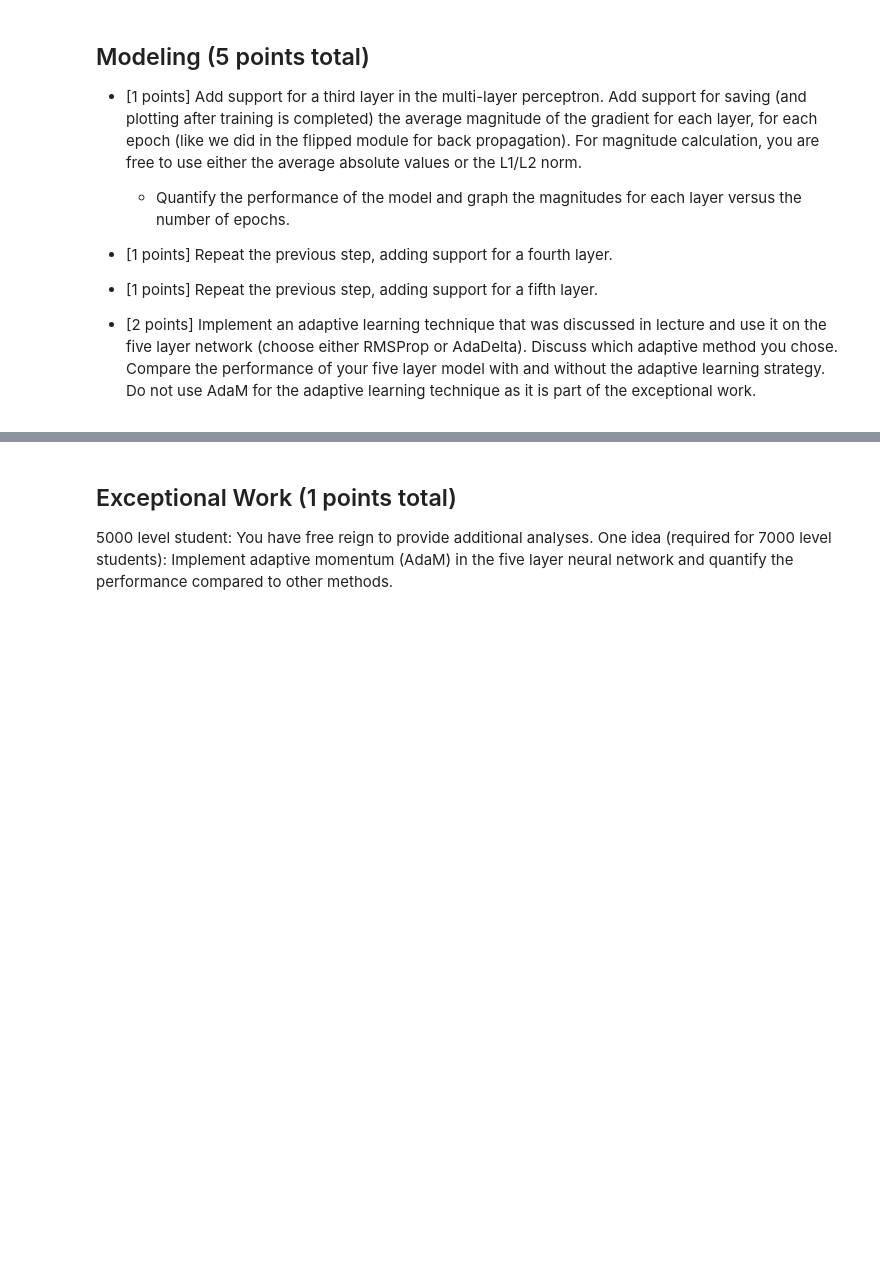
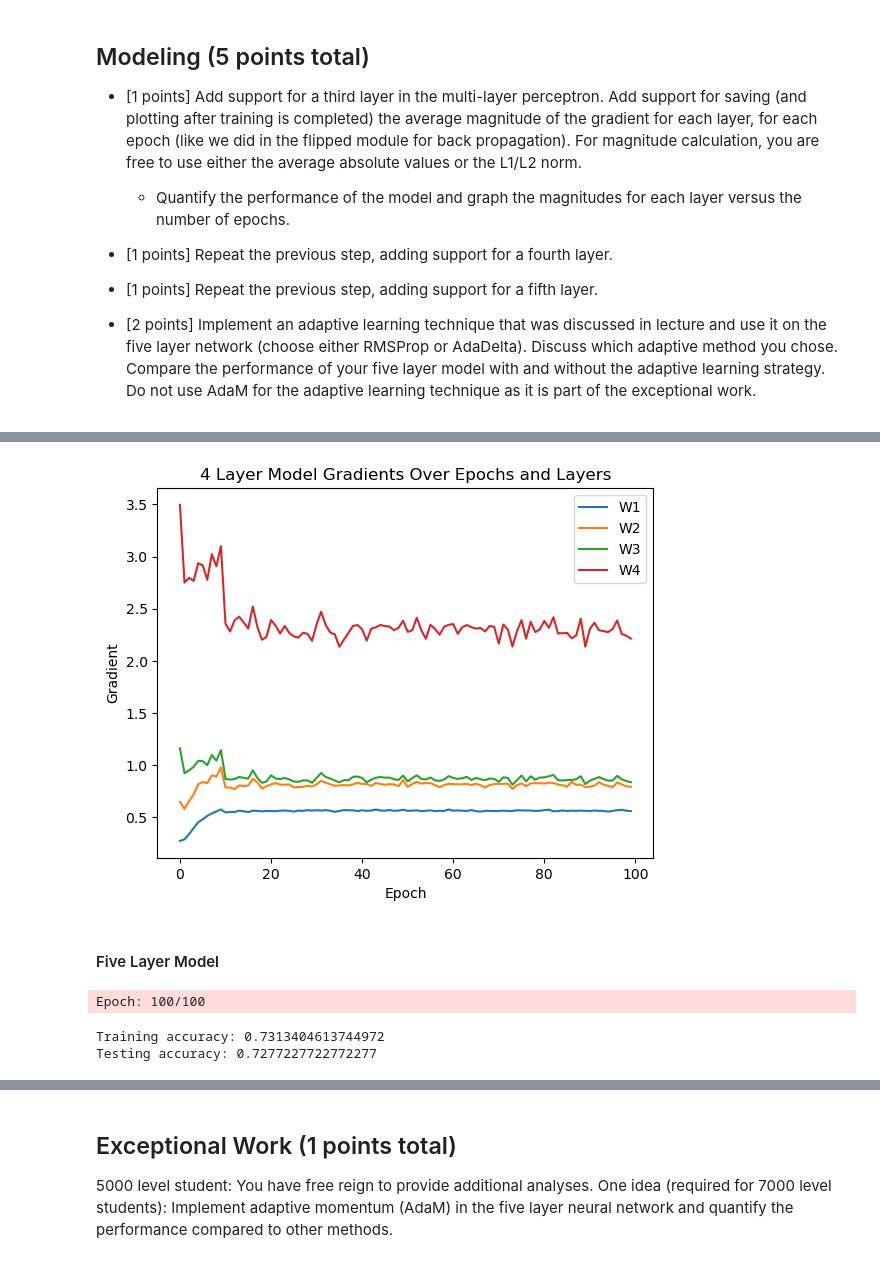
Before and after one commit to 48878679/CS5324_Lab4, a Jupyter notebook: Lab4.ipynb, the cells around one changed output, grey strips where cells are left out. Cells and saved outputs as stored; diff of their text form; code cells hidden in the pictures; blank space fills up the shorter version.

```diff
--- a/Lab4.ipynb
+++ b/Lab4.ipynb
@@ -124,0 +920,17 @@ We chose a customer segmentation dataset with 8,068 entries. It includes details
+# %%
+# plotting the 4 layer model showing gradients over epochs for each layer
+plt.plot(model5.grad_w1_, label = "W1")
+plt.plot(model5.grad_w2_, label = "W2")
+plt.plot(model5.grad_w3_, label = "W3")
+plt.plot(model5.grad_w4_, label = "W4")
+
+plt.title("4 Layer Model Gradients Over Epochs and Layers")
+plt.xlabel("Epoch")
+plt.ylabel("Gradient")
+plt.legend()
+
+plt.show()
+# %% [output]
+[figure, added]
+# %% [markdown]
+#### Five Layer Model
@@ -124,0 +1171,18 @@ We chose a customer segmentation dataset with 8,068 entries. It includes details
+# %%
+# showing accuracy of model with 5 layers
+model6 = FiveLayerPerceptron(
+  epochs = 100,
+  n_hidden_2=25,
+  n_hidden_3=20,
+  n_hidden_4=15,
+  minibatches = int(len(X_train) / 256)
+)
+
+model6.fit(X_train_ohe, y_train_classes, True, (X_test_ohe, y_test_classes))
+
+print(f"Training accuracy: { model6.score_[-1] }")
+print(f"Testing accuracy: { model6.val_score_[-1] }")
+# %% [output]
+Epoch: 100/100
+Training accuracy: 0.7313404613744972
+Testing accuracy: 0.7277227722772277
```
Also changed, not shown: parts of 28 cells of this notebook.
